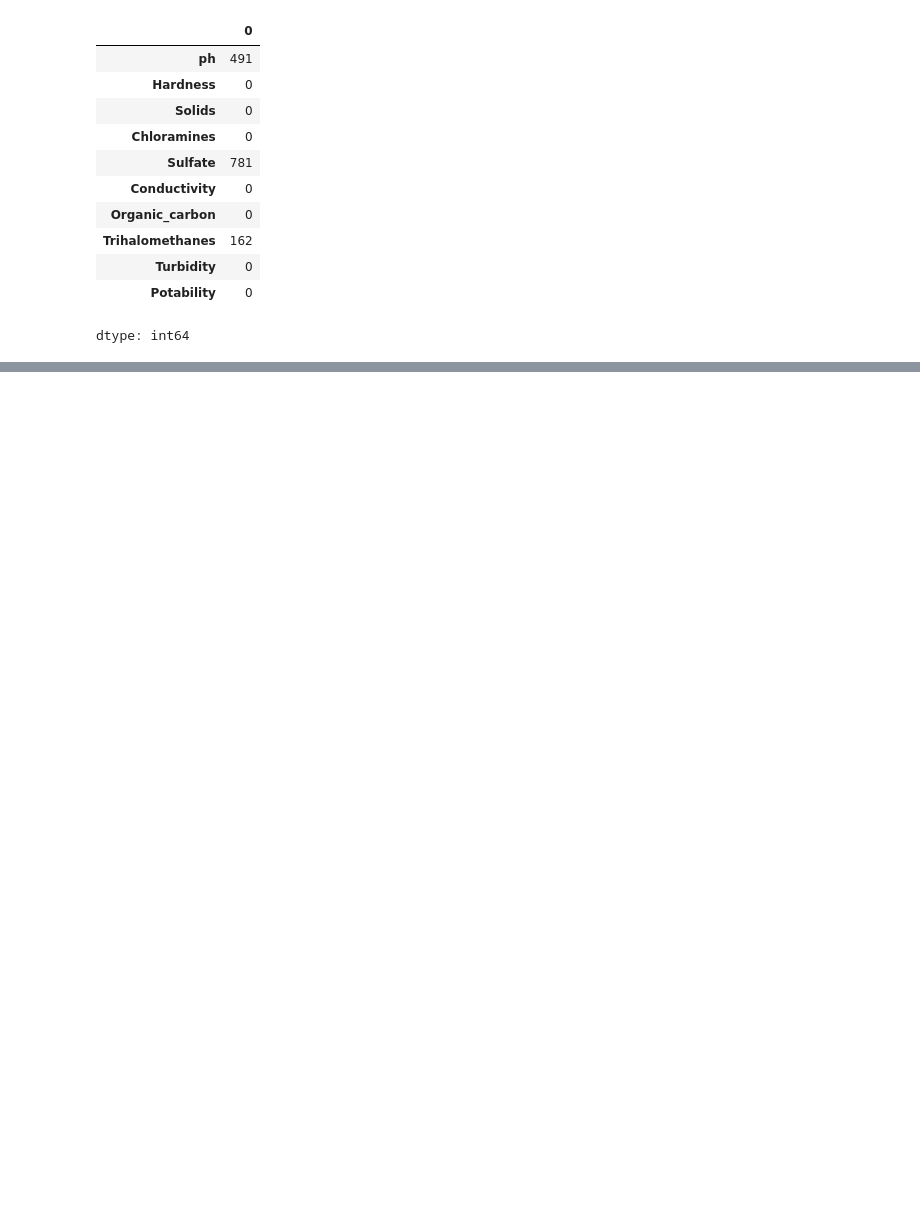
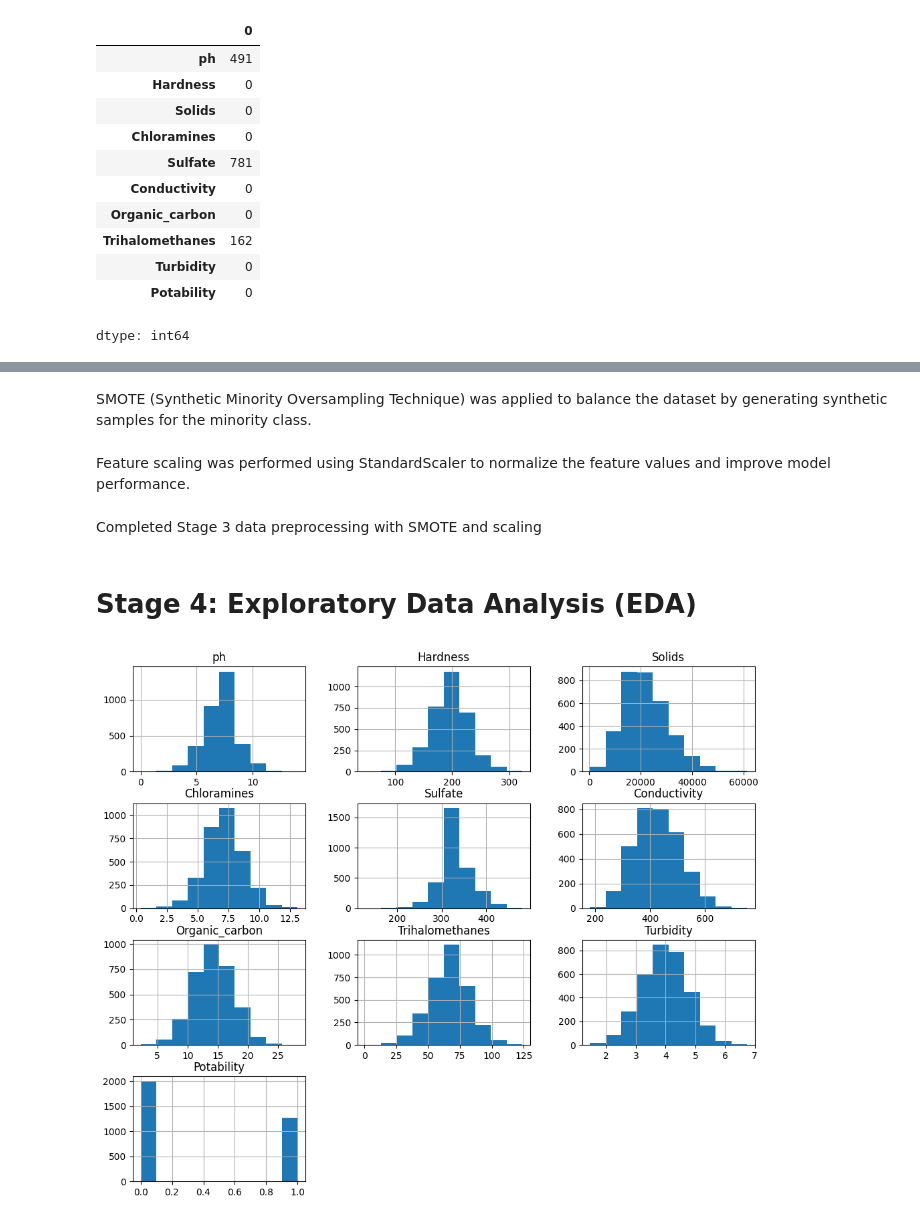
Before and after one commit to abikrishnanmsds25-web/WATER-QUALITY-CLASSIFICATION-FOR-SAFE-DRINKING-PREDICTION, a Jupyter notebook: data_understanding.ipynb, the cells around one changed output, grey strips where cells are left out. Drawn from its saved outputs; the diff is of its cells as text; code cells hidden in the pictures; blank space fills up the shorter version.

```diff
--- a/data_understanding.ipynb
+++ b/data_understanding.ipynb
@@ -73,0 +76,9 @@ dtype: int64
+# %%
+# Check missing values in each column
+df.isnull().sum()
+
+# Fill missing values using median (robust to outliers)
+df.fillna(df.median(), inplace=True)
+
+# Verify that missing values are handled
+df.isnull().sum()
@@ -73,0 +147,2 @@ dtype: int64
+# %% [markdown]
+SMOTE (Synthetic Minority Oversampling Technique) was applied to balance the dataset by generating synthetic samples for the minority class.
@@ -73,0 +156,14 @@ dtype: int64
+# %% [markdown]
+Feature scaling was performed using StandardScaler to normalize the feature values and improve model performance.
+# %% [markdown]
+Completed Stage 3 data preprocessing with SMOTE and scaling
+# %% [markdown]
+# Stage 4: Exploratory Data Analysis (EDA)
+# %%
+import matplotlib.pyplot as plt
+
+# Plot histograms
+df.hist(figsize=(12,10))
+plt.show()
+# %% [output]
+[figure, added]
```
Also changed, not shown: parts of 32 cells of this notebook.
